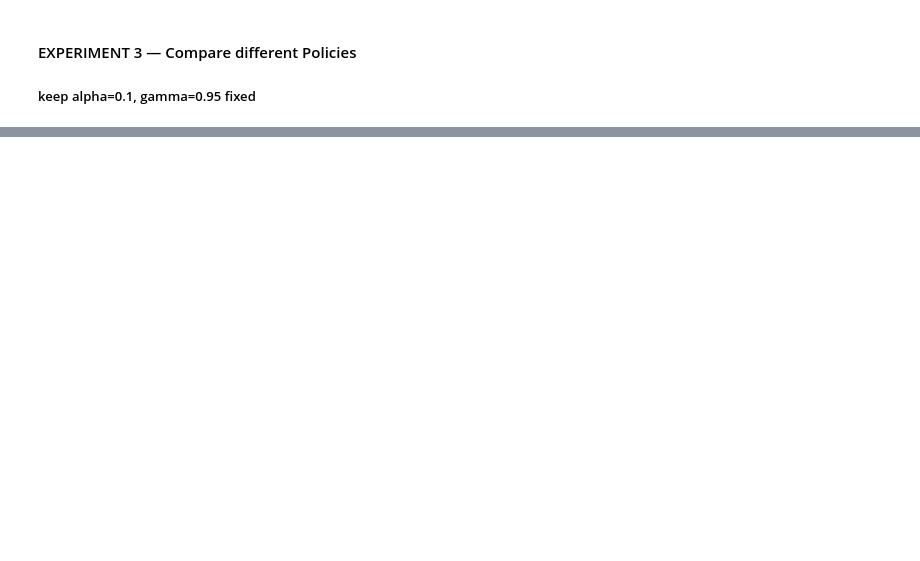
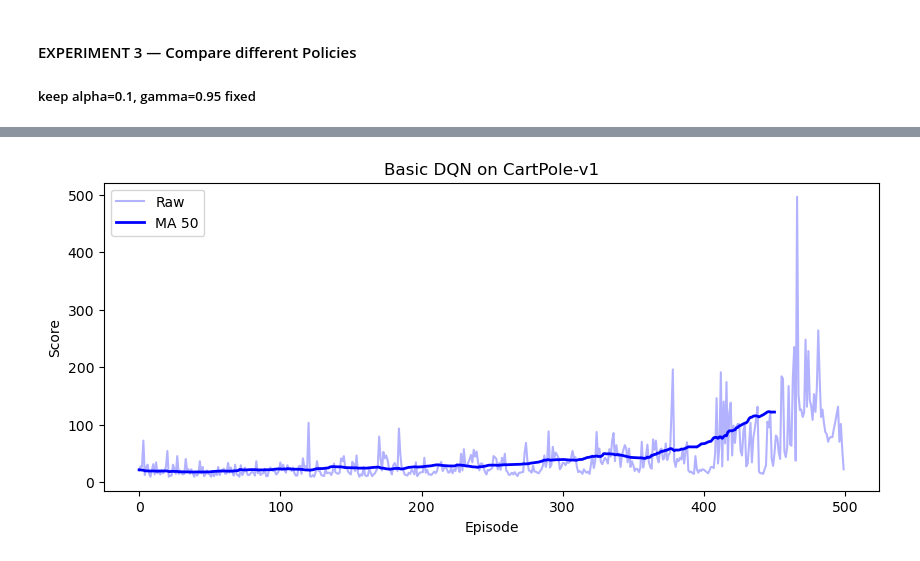
Before and after one commit to BoFu001/Deep-reinforcement-learning, a Jupyter notebook: INM707-FU.ipynb, the cells around one changed output, grey strips where cells are left out. Saved outputs shown, nothing was run; the diff lists cells and outputs as text; code cells hidden in the pictures; blank space fills up the shorter version.

Commit message:
Add Basic DQN on CartPole-v1

```diff
--- a/INM707-FU.ipynb
+++ b/INM707-FU.ipynb
@@ -863,0 +886,33 @@ Experiment 3: Comparing different Policies
+# %%
+# environment
+env = gym.make('CartPole-v1')
+n_states = 4   # cart position, cart velocity, pole angle, pole angular velocity
+n_actions = 2  # left right
+
+# hyperparameters
+alpha = 0.001        # learning rate
+gamma = 0.99         # discount factor
+epsilon = 1.0        # initial exploration probability
+epsilon_decay = 0.995# epsilon decay rate per episode
+min_epsilon = 0.01   # minimum exploration probability
+episodes = 500       # number of training episodes
+# %%
+# initialise network
+policy_net = DQN(n_states, n_actions)
+
+# optimizer (updates network weights during backpropagation)
+optimizer = optim.Adam(policy_net.parameters(), lr=alpha)
+
+# loss function (Mean Squared Error)
+criterion = nn.MSELoss()
+# %%
+def select_action(state, epsilon):
+    if np.random.random() < epsilon:
+        # exploration：random select
+        return env.action_space.sample()
+    else:
+        # exploitation：choose action for greater Q value
+        with torch.no_grad():
+            state_tensor = torch.FloatTensor(state)
+            q_values = policy_net(state_tensor)
+            return q_values.argmax().item()
@@ -863,0 +971,12 @@ Experiment 3: Comparing different Policies
+# %%
+
+plt.figure(figsize=(10, 4))
+plt.plot(scores, alpha=0.3, color='blue', label='Raw')
+plt.plot(moving_average(scores, 50), color='blue', linewidth=2, label='MA 50')
+plt.title('Basic DQN on CartPole-v1')
+plt.xlabel('Episode')
+plt.ylabel('Score')
+plt.legend()
+plt.show()
+# %% [output]
+[figure, added]
```
Also changed, not shown: parts of 15 cells of this notebook, 1 other file.
